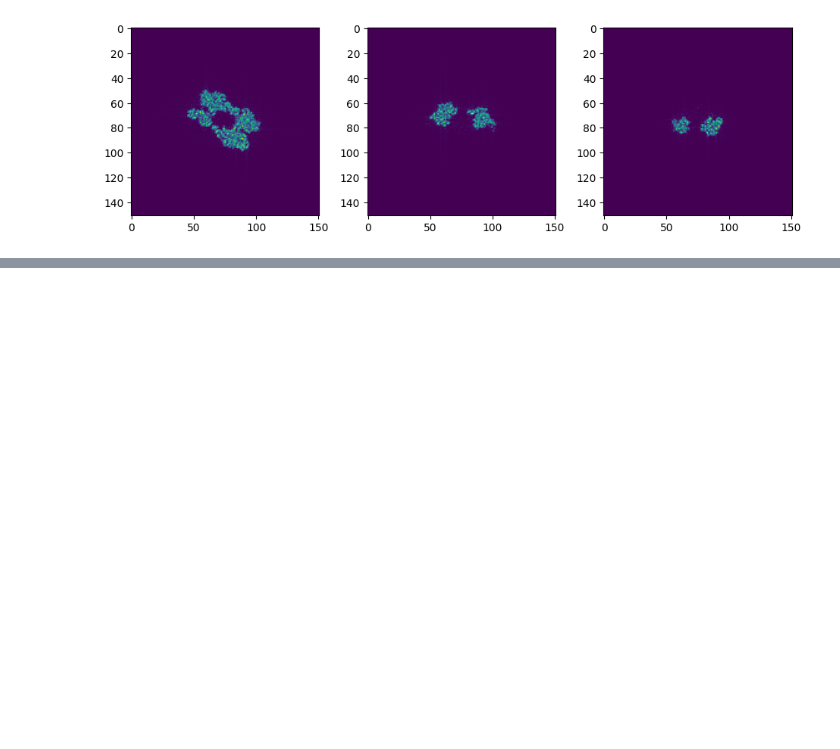
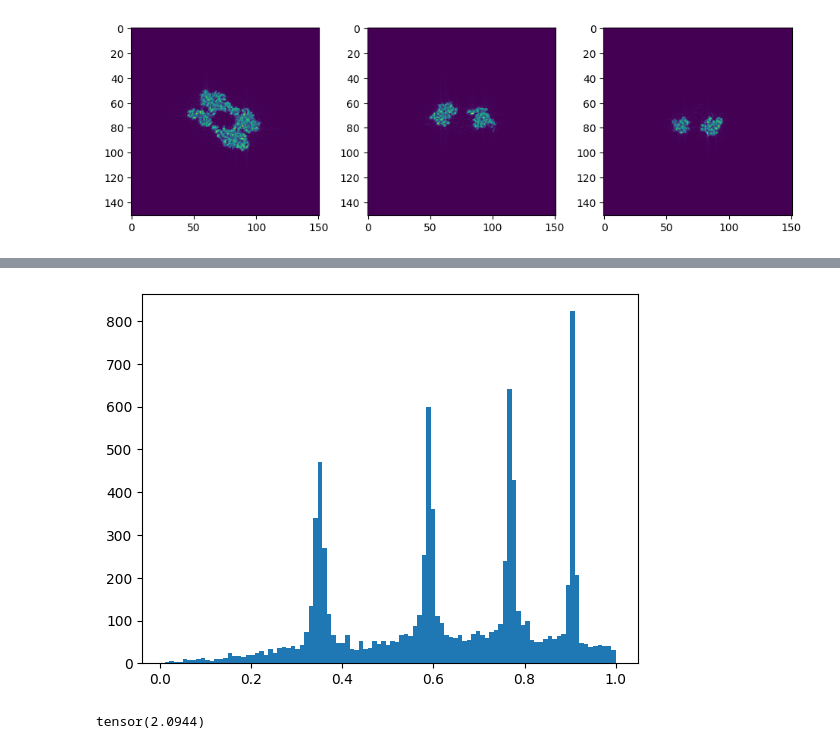
Before and after one commit to zhantaochen/neurorient, a Jupyter notebook: compute_metrics.ipynb, the cells around one changed output, grey strips where cells are left out. Cells and saved outputs as stored; diff of their text form; code cells hidden in the pictures; blank space fills up the shorter version.

```diff
--- a/compute_metrics.ipynb
+++ b/compute_metrics.ipynb
@@ -109,0 +187,4 @@ save_mrc(f'{pdb}_pr.mrc', rho_phased.detach().cpu().numpy())
+# %%
+pt_group = PointGroup('2/m')
+# %%
+symm_op_list = [symm_op.rotation_matrix for symm_op in pt_group.symmetry_ops]
@@ -109,0 +206,22 @@ save_mrc(f'{pdb}_pr.mrc', rho_phased.detach().cpu().numpy())
+# %%
+rel_angle = []
+for _symm_op in symm_op_list[2:]:
+    symm_oped_true_matrix = torch.einsum("lij, jk -> lik", true_matrix, torch.from_numpy(_symm_op).to(true_matrix))
+    rel_angle.append(so3_rotation_angle(torch.einsum("lij, lkj -> lik", orientations, symm_oped_true_matrix), cos_bound=1e-6))
+rel_angle = torch.vstack(rel_angle)
+rel_angle = torch.where(rel_angle > np.pi/2, np.pi - rel_angle, rel_angle).min(dim=0).values
+# %%
+rel_angle = []
+scalar_prod = []
+for _symm_op in symm_op_list[2:]:
+    symm_oped_true_matrix = torch.einsum("lij, jk -> lik", true_matrix, torch.from_numpy(_symm_op).to(true_matrix))
+    scalar_prod.append(torch.einsum("li, li -> l", matrix_to_quaternion(orientations), matrix_to_quaternion(symm_oped_true_matrix)))
+    scalar_prod.append(torch.einsum("li, li -> l", -matrix_to_quaternion(orientations), matrix_to_quaternion(symm_oped_true_matrix)))
+scalar_prod = torch.vstack(scalar_prod).max(dim=0).values
+plt.hist(scalar_prod, bins=100);
+# %% [output]
+[figure, added]
+# %%
+(torch.arccos(torch.tensor(0.5)) * 2)
+# %% [output]
+tensor(2.0944)
```
Also changed, not shown: parts of 27 cells of this notebook, 7 other files.
